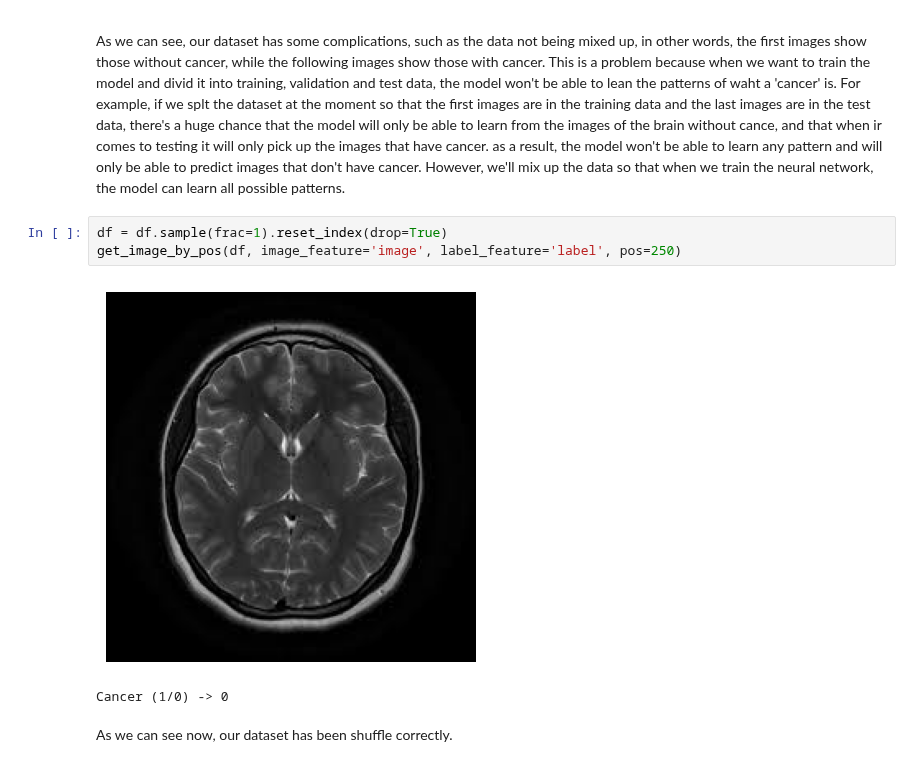
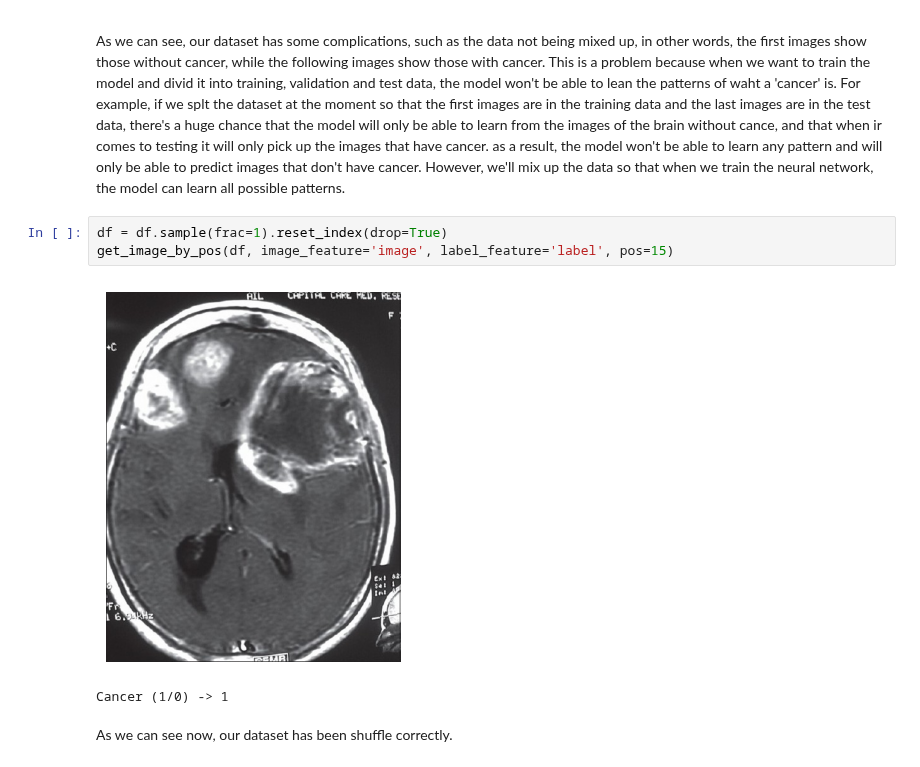
Before and after one commit to LCDA-UCP/dl_with_pytorch, a Jupyter notebook: Brain Tumor Detection/Brain_Tumor_Detection_code/brainTumorDetection.ipynb, the cells around one changed output. Saved outputs shown, nothing was run; the diff lists cells and outputs as text.

```diff
--- a/Brain Tumor Detection/Brain_Tumor_Detection_code/brainTumorDetection.ipynb
+++ b/Brain Tumor Detection/Brain_Tumor_Detection_code/brainTumorDetection.ipynb
@@ -69,9 +68,9 @@ As we can see our images are extracted correclty.
 As we can see, our dataset has some complications, such as the data not being mixed up, in other words, the first images show those without cancer, while the following images show those with cancer. This is a problem because when we want to train the model and divid it into training, validation and test data, the model won't be able to lean the patterns of waht a 'cancer' is. For example, if we splt the dataset at the moment so that the first images are in the training data and the last images are in the test data, there's a huge chance that the model will only be able to learn from the images of the brain without cance, and that when ir comes to testing it will only pick up the images that have cancer. as a result, the model won't be able to learn any pattern and will only be able to predict images that don't have cancer. However, we'll mix up the data so that when we train the neural network, the model can learn all possible patterns.
 # %%
 df = df.sample(frac=1).reset_index(drop=True)
-get_image_by_pos(df, image_feature='image', label_feature='label', pos=250)
+get_image_by_pos(df, image_feature='image', label_feature='label', pos=15)
 # %% [output]
-[figure, old version]
+[figure, new version]
-Cancer (1/0) -> 0
+Cancer (1/0) -> 1
 # %% [markdown]
 As we can see now, our dataset has been shuffle correctly.
```
Also changed, not shown: parts of 8 cells of this notebook.
